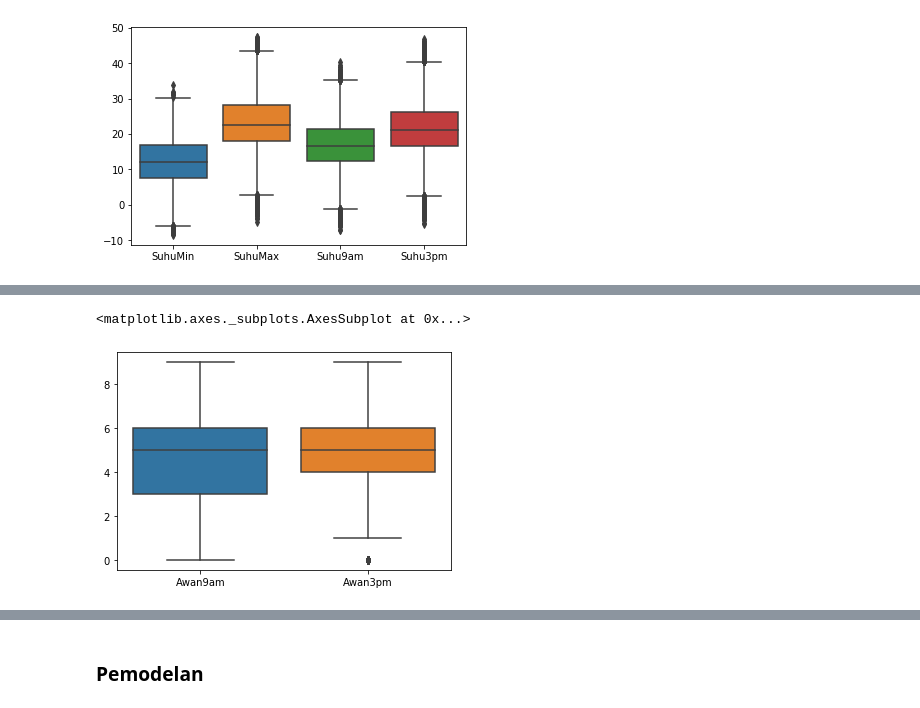
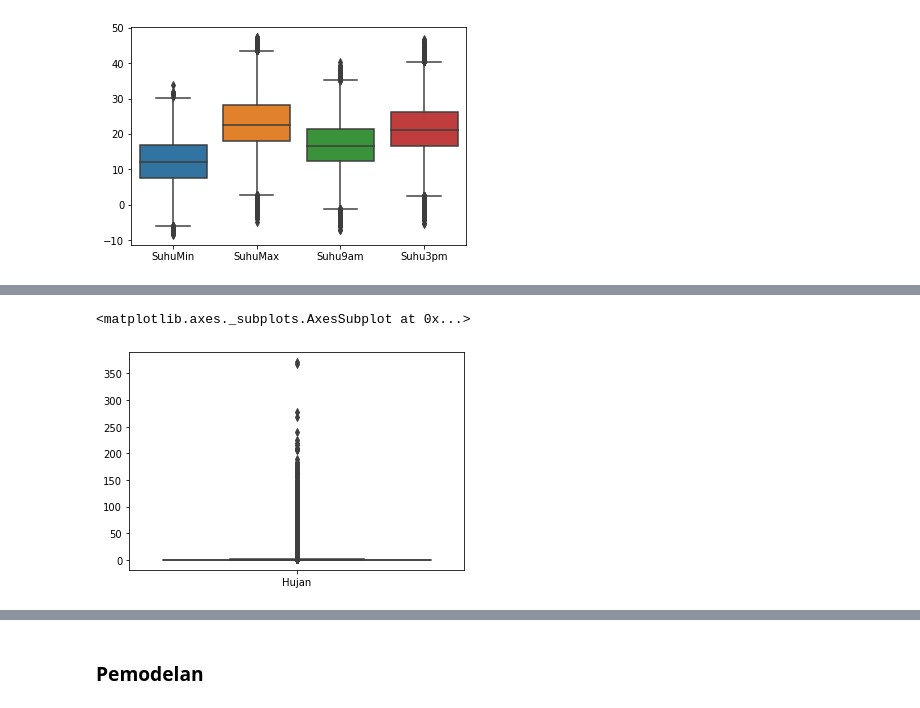
Before and after one commit to ichlasul0899/Klasifikasi-Salju-, a Jupyter notebook: code/Untitled.ipynb, the cells around one changed output, grey strips where cells are left out. Drawn from its saved outputs; the diff is of its cells as text; code cells hidden in the pictures.

```diff
--- a/code/Untitled.ipynb
+++ b/code/Untitled.ipynb
@@ -441,0 +422,22 @@ memory usage: 18.3 MB
+# %%
+#eks_df_encode = pd.get_dummies(data=eks_df_drop,columns=['ArahAnginTerkencang','ArahAngin9am', 'ArahAngin3pm'])
+#eks_df_encode.info()
+
+#Encode feature yang merupakan data categorical menggunakan library Label Encoder
+from sklearn.preprocessing import LabelEncoder
+
+label_encoder = LabelEncoder()
+
+# Membuat dataframe dari dataframe sebelumny
+eks_df_encode = eks_df_drop
+
+# Handle Missing Values pada Categorical Data
+eks_df_encode['ArahAnginTerkencang'].fillna( method ='ffill', inplace = True)
+eks_df_encode['ArahAngin9am'].fillna( method ='ffill', inplace = True)
+eks_df_encode['ArahAngin3pm'].fillna( method ='ffill', inplace = True)
+
+# Encode label dari categorical data
+eks_df_encode['ArahAnginTerkencang'] = label_encoder.fit_transform(eks_df_encode['ArahAnginTerkencang'].astype(str))
+eks_df_encode['ArahAngin9am'] = label_encoder.fit_transform(eks_df_encode['ArahAngin9am'].astype(str))
+eks_df_encode['ArahAngin3pm'] = label_encoder.fit_transform(eks_df_encode['ArahAngin3pm'].astype(str))
+eks_df_encode.head()
@@ -442,6 +451,6 @@ memory usage: 18.3 MB
 # %%
-#Handle missing values
-eks_df_replace_mv = eks_df_dummies.fillna(eks_df_dummies.median())
+#Handle missing values dengan median dari tiap kolomnya
+eks_df_replace_mv = eks_df_encode.fillna(eks_df_encode.median())
 eks_df_replace_mv.isnull().sum()
 # %% [output]
 SuhuMin                     0
@@ -465,6 +487,7 @@ sns.boxplot(data=eks_df_replace_mv[['SuhuMin', 'SuhuMax', 'Suhu9am', 'Suhu3pm']]
 # %%
+# Cek outlier pada feature hujan
 plt.figure()
-sns.boxplot(data=eks_df_replace_mv[['Awan9am','Awan3pm']])
+sns.boxplot(data=eks_df_replace_mv[['Hujan']])
 # %% [output]
 <matplotlib.axes._subplots.AxesSubplot at 0x...>
-[figure, old version]
+[figure, new version]
```
Also changed, not shown: parts of 36 cells of this notebook.
